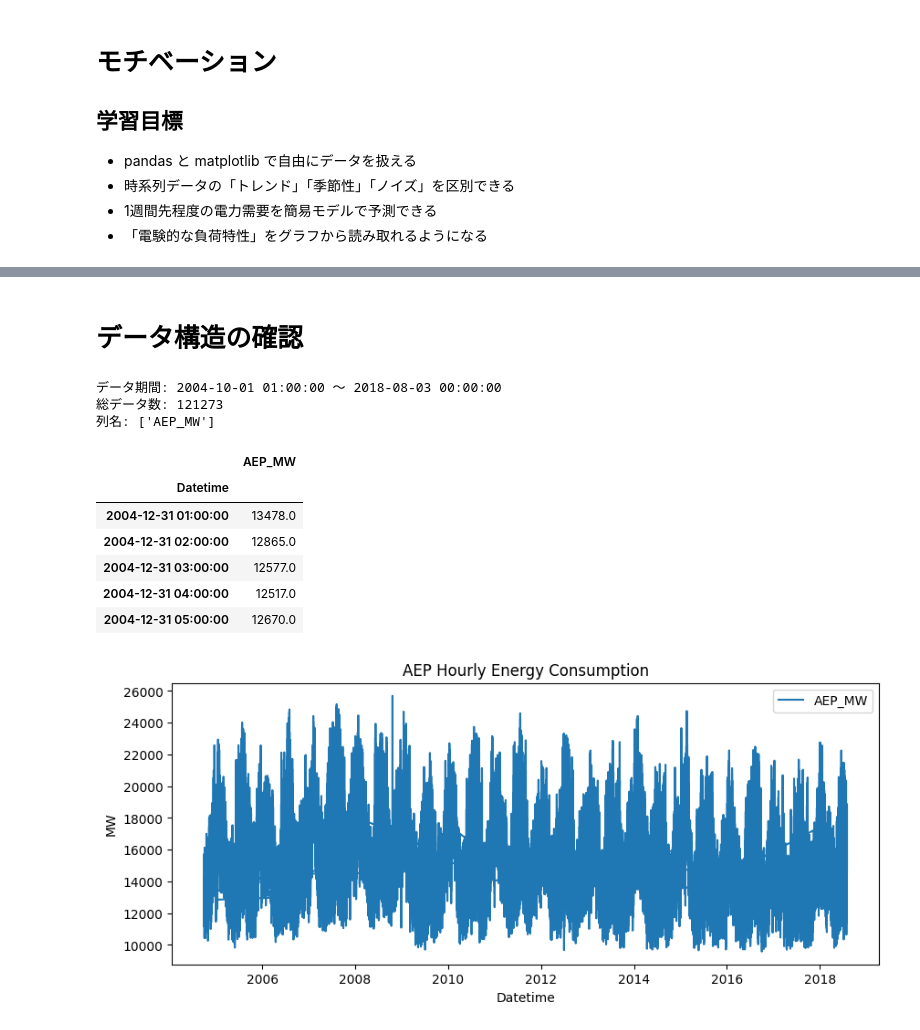
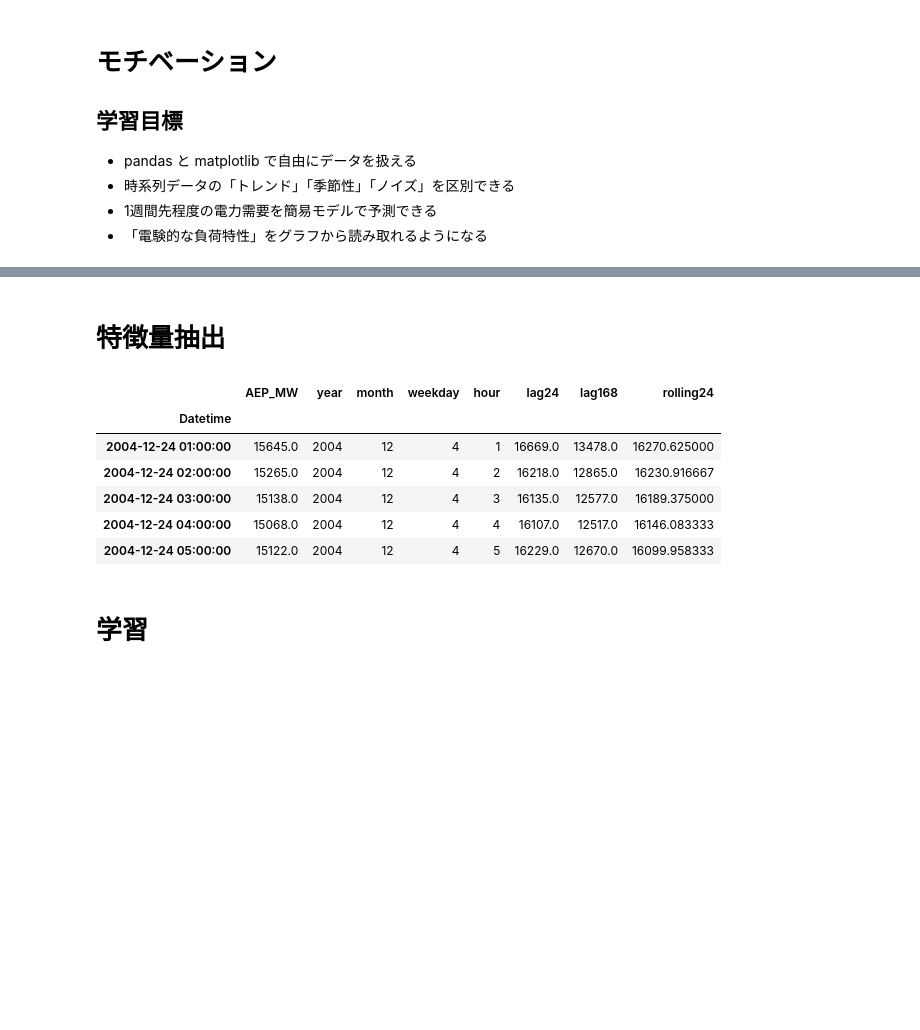
Before and after one commit to banzai80311315/banzai-kaggle, a Jupyter notebook: power-forecast/notebooks/txt.ipynb, the cells around one changed output, grey strips where cells are left out. Saved outputs shown, nothing was run; the diff lists cells and outputs as text; code cells hidden in the pictures; blank space fills up the shorter version.

```diff
--- a/power-forecast/notebooks/txt.ipynb
+++ b/power-forecast/notebooks/txt.ipynb
@@ -66,0 +136,6 @@
+# %%
+# カレンダーの特徴をつける
+df['year'] = df.index.year
+df['month'] = df.index.month
+df['weekday'] = df.index.weekday  # 0=月, 6=日
+df['hour'] = df.index.hour
@@ -67,39 +400,23 @@
 # %% [markdown]
-# データ構造の確認
+# 特徴量抽出
 # %%
-import pandas as pd
-import matplotlib.pyplot as plt
+# ラグ特徴量
+df['lag24'] = df['AEP_MW'].shift(24)     # 1日前と同時刻
+df['lag168'] = df['AEP_MW'].shift(168)   # 1週間前と同時刻
 
-# 例：AEP_hourly.csv を読み込み
-df = pd.read_csv("../data/raw/AEP_hourly.csv")
+# 移動平均（過去24時間）
+df['rolling24'] = df['AEP_MW'].rolling(24).mean()
 
-# 日時列をDatetime型に変換
-df["Datetime"] = pd.to_datetime(df["Datetime"])
-df = df.set_index("Datetime")
-
-print("データ期間:", df.index.min(), "〜", df.index.max())
-print("総データ数:", len(df))
-print("列名:", list(df.columns))
-display(df.head())
-
-# 時系列プロット
-plt.figure(figsize=(10, 4))
-plt.plot(df.index, df["AEP_MW"], label="AEP_MW")
-plt.title("AEP Hourly Energy Consumption")
-plt.xlabel("Datetime")
-plt.ylabel("MW")
-plt.legend()
-plt.show()
+df_features = df.dropna()
+df_features.head()
 # %% [output]
-データ期間: 2004-10-01 01:00:00 〜 2018-08-03 00:00:00
-総データ数: 121273
-列名: ['AEP_MW']
-|  | AEP_MW |
-| Datetime |  |
-| 2004-12-31 01:00:00 | 13478.0 |
-| 2004-12-31 02:00:00 | 12865.0 |
-| 2004-12-31 03:00:00 | 12577.0 |
-| 2004-12-31 04:00:00 | 12517.0 |
-| 2004-12-31 05:00:00 | 12670.0 |
+|  | AEP_MW | year | month | weekday | hour | lag24 | lag168 | rolling24 |
+| Datetime |  |  |  |  |  |  |  |  |
+| 2004-12-24 01:00:00 | 15645.0 | 2004 | 12 | 4 | 1 | 16669.0 | 13478.0 | 16270.625000 |
+| 2004-12-24 02:00:00 | 15265.0 | 2004 | 12 | 4 | 2 | 16218.0 | 12865.0 | 16230.916667 |
+| 2004-12-24 03:00:00 | 15138.0 | 2004 | 12 | 4 | 3 | 16135.0 | 12577.0 | 16189.375000 |
+| 2004-12-24 04:00:00 | 15068.0 | 2004 | 12 | 4 | 4 | 16107.0 | 12517.0 | 16146.083333 |
+| 2004-12-24 05:00:00 | 15122.0 | 2004 | 12 | 4 | 5 | 16229.0 | 12670.0 | 16099.958333 |
-[figure, removed]
+# %% [markdown]
+# 学習
 # %%
```
Also changed, not shown: parts of 27 cells of this notebook, 5 other files.
